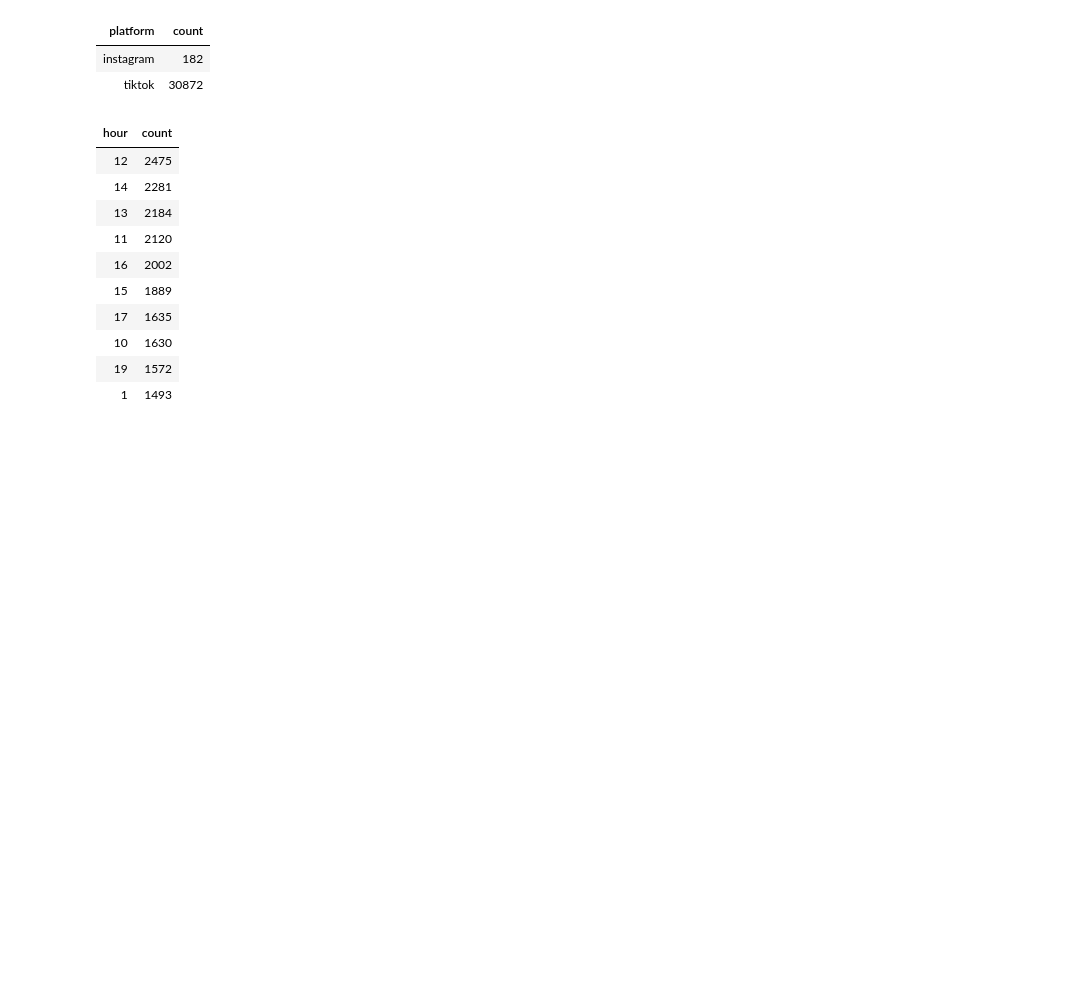
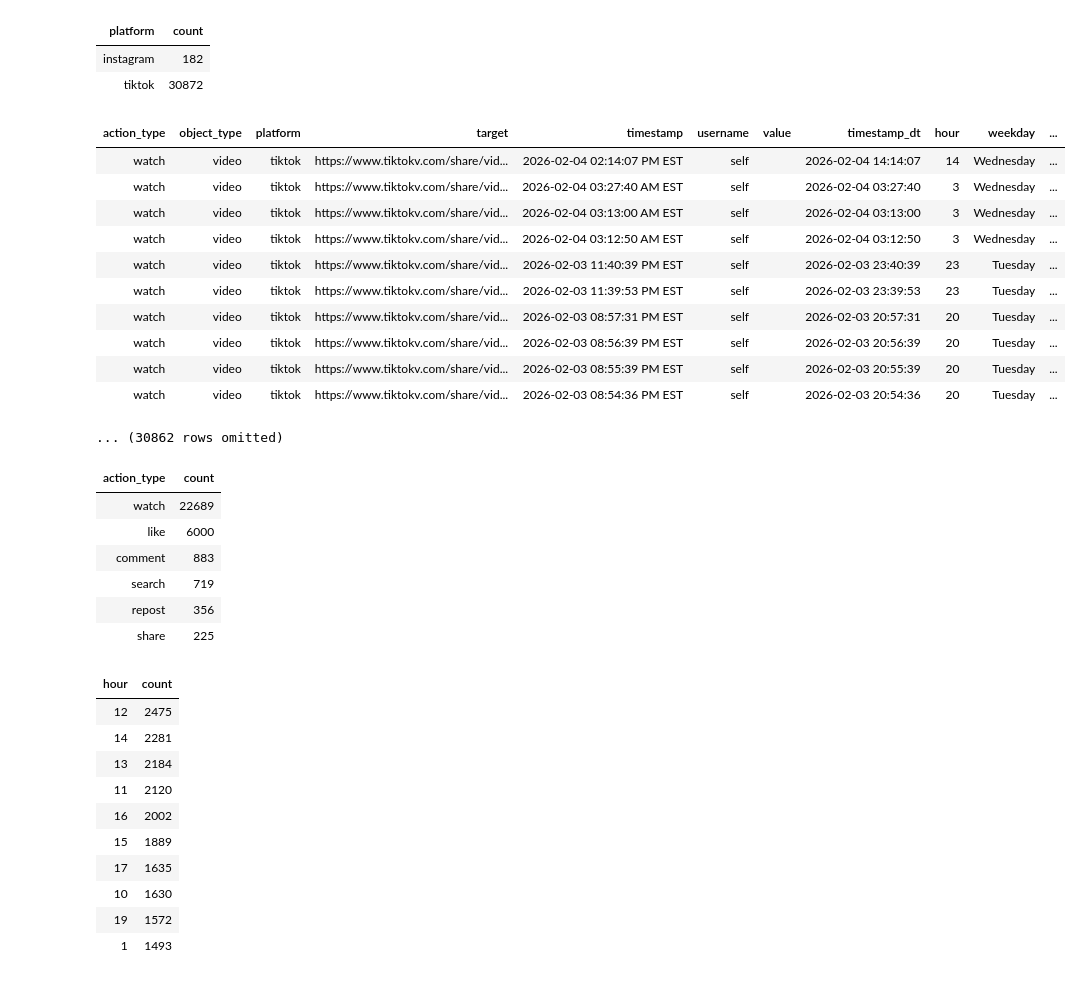
Before and after one commit to lujiec2020/TEEM2, a Jupyter notebook: analysis.ipynb, the cells around one changed output. Drawn from its saved outputs; the diff is of its cells as text; code cells hidden in the pictures; blank space fills up the shorter version.

```diff
--- a/analysis.ipynb
+++ b/analysis.ipynb
@@ -21,6 +21,32 @@ t.group("platform")
 | platform | count |
 | instagram | 182 |
 | tiktok | 30872 |
+# %%
+from social_media_functions.parse_metadata import tiktok_events
+
+t = tiktok_events("data/tiktok_data/user_data_tiktok.json", tz="America/New_York")
+t.show(10)
+t.group("action_type").sort("count", descending=True).show()
+# %% [output]
+| action_type | object_type | platform | target | timestamp | username | value | timestamp_dt | hour | weekday | ... |
+| watch | video | tiktok | https://www.tiktokv.com/share/vid... | 2026-02-04 02:14:07 PM EST | self |  | 2026-02-04 14:14:07 | 14 | Wednesday | ... |
+| watch | video | tiktok | https://www.tiktokv.com/share/vid... | 2026-02-04 03:27:40 AM EST | self |  | 2026-02-04 03:27:40 | 3 | Wednesday | ... |
+| watch | video | tiktok | https://www.tiktokv.com/share/vid... | 2026-02-04 03:13:00 AM EST | self |  | 2026-02-04 03:13:00 | 3 | Wednesday | ... |
+| watch | video | tiktok | https://www.tiktokv.com/share/vid... | 2026-02-04 03:12:50 AM EST | self |  | 2026-02-04 03:12:50 | 3 | Wednesday | ... |
+| watch | video | tiktok | https://www.tiktokv.com/share/vid... | 2026-02-03 11:40:39 PM EST | self |  | 2026-02-03 23:40:39 | 23 | Tuesday | ... |
+| watch | video | tiktok | https://www.tiktokv.com/share/vid... | 2026-02-03 11:39:53 PM EST | self |  | 2026-02-03 23:39:53 | 23 | Tuesday | ... |
+| watch | video | tiktok | https://www.tiktokv.com/share/vid... | 2026-02-03 08:57:31 PM EST | self |  | 2026-02-03 20:57:31 | 20 | Tuesday | ... |
+| watch | video | tiktok | https://www.tiktokv.com/share/vid... | 2026-02-03 08:56:39 PM EST | self |  | 2026-02-03 20:56:39 | 20 | Tuesday | ... |
+| watch | video | tiktok | https://www.tiktokv.com/share/vid... | 2026-02-03 08:55:39 PM EST | self |  | 2026-02-03 20:55:39 | 20 | Tuesday | ... |
+| watch | video | tiktok | https://www.tiktokv.com/share/vid... | 2026-02-03 08:54:36 PM EST | self |  | 2026-02-03 20:54:36 | 20 | Tuesday | ... |
+... (30862 rows omitted)
+| action_type | count |
+| watch | 22689 |
+| like | 6000 |
+| comment | 883 |
+| search | 719 |
+| repost | 356 |
+| share | 225 |
 # %%
 from social_media_parser.parsers import social_media_events
 from social_media_parser.parsers.combined import events_by_hour, events_by_weekday, events_by_date
```
Also changed, not shown: 2 other files.
